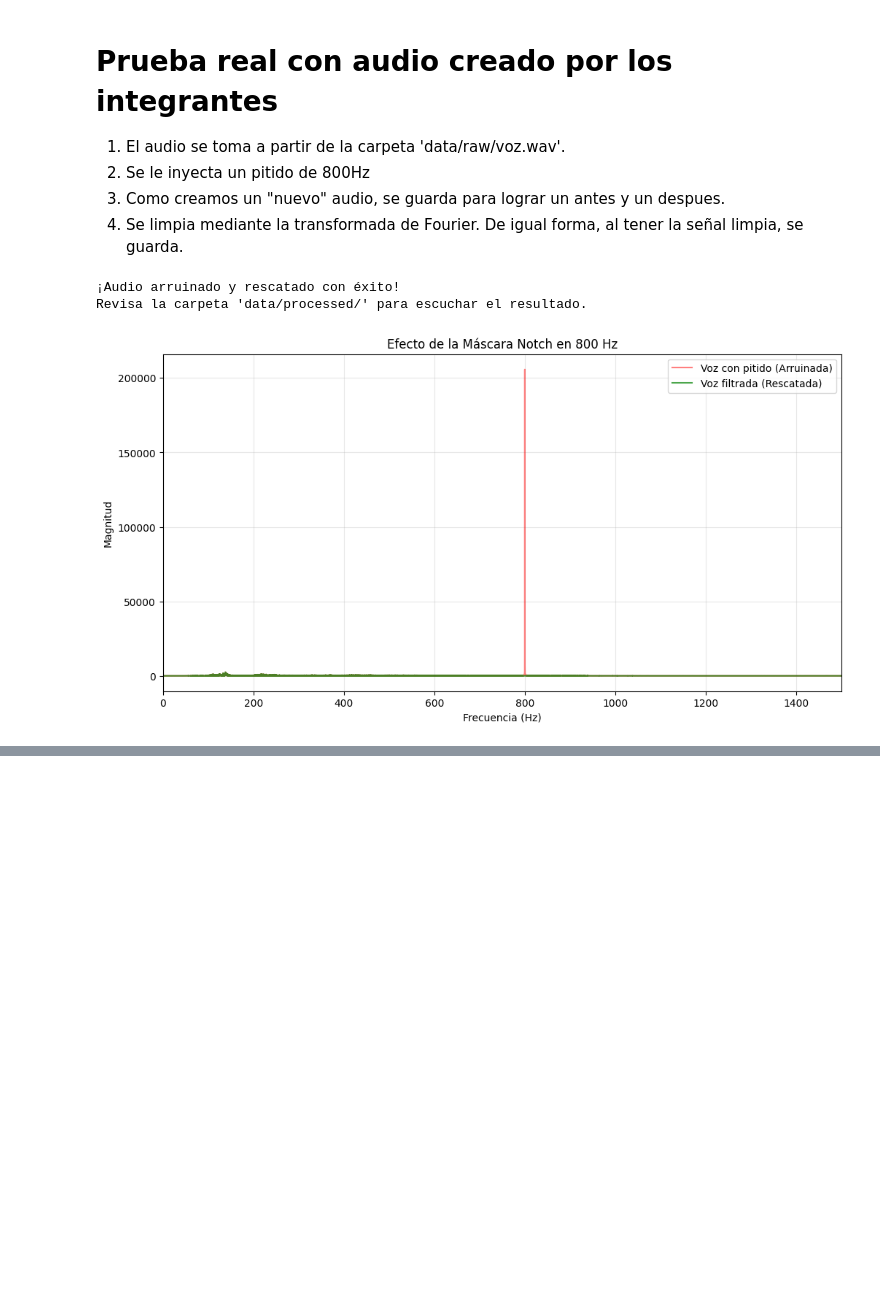
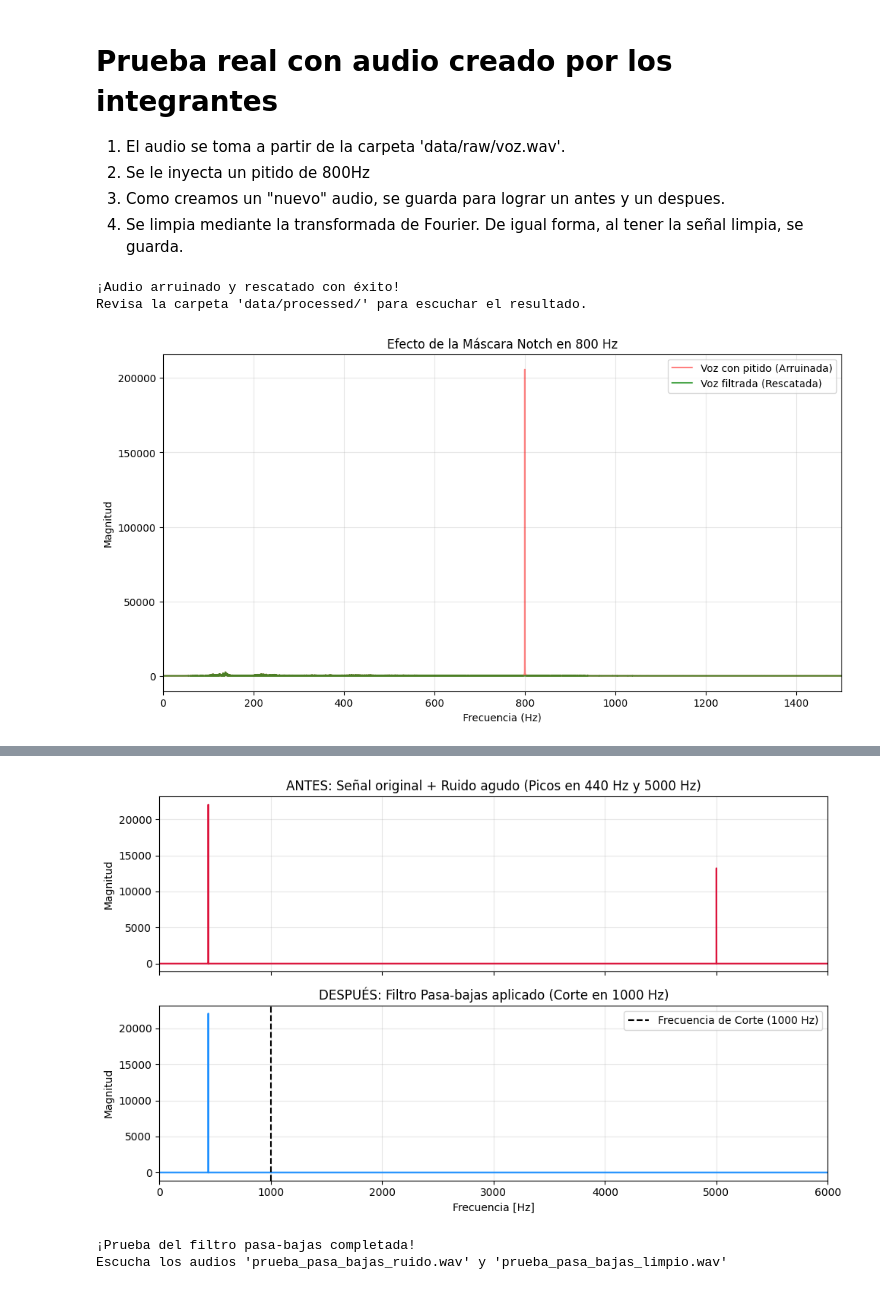
Before and after one commit to HerberthChavez19/Proyecto_AN, a Jupyter notebook: notebooks/demostracionFinal.ipynb, the cells around one changed output, grey strips where cells are left out. Drawn from its saved outputs; the diff is of its cells as text; code cells hidden in the pictures; blank space fills up the shorter version.

```diff
--- a/notebooks/demostracionFinal.ipynb
+++ b/notebooks/demostracionFinal.ipynb
@@ -72,0 +216,79 @@ plt.show()
+# %%
+import sys
+import numpy as np
+import soundfile as sf
+import matplotlib.pyplot as plt
+from scipy.fft import fft, ifft, fftfreq
+from pathlib import Path
+
+# 1. Importamos tu nuevo filtro
+sys.path.append("..")
+from src.filters import apply_lowpass_mask
+
+# 2. CREAMOS EL ESCENARIO DE PRUEBA
+sample_rate = 44100
+duration = 2.0 # 2 segundos
+t = np.arange(int(sample_rate * duration)) / sample_rate
+
+# Nuestra señal útil (440 Hz - Frecuencia baja/media)
+senal_util = 0.5 * np.sin(2 * np.pi * 440 * t)
+
+# El ruido (5000 Hz - Frecuencia muy alta, como un siseo agudo)
+ruido_agudo = 0.3 * np.sin(2 * np.pi * 5000 * t)
+
+# Mezclamos ambas
+senal_con_siseo = senal_util + ruido_agudo
+
+# Guardamos el audio arruinado para escucharlo
+ruta_siseo = Path("../data/processed/prueba_pasa_bajas_ruido.wav")
+sf.write(ruta_siseo, senal_con_siseo, sample_rate)
+
+# 3. APLICAMOS EL FILTRO PASA-BAJAS
+N = len(senal_con_siseo)
+frecuencias = fftfreq(N, 1 / sample_rate)
+
+# Pasamos al dominio frecuencial
+espectro_siseo = fft(senal_con_siseo)
+
+# LA MAGIA: Aplicamos el filtro. "Corta todo lo que esté por encima de 1000 Hz"
+espectro_limpio = apply_lowpass_mask(espectro_siseo, cutoff_hz=1000.0, sample_rate=sample_rate)
+
+# Regresamos al tiempo
+senal_rescatada = np.real(ifft(espectro_limpio))
+
+# Guardamos el audio rescatado
+ruta_rescatada = Path("../data/processed/prueba_pasa_bajas_limpio.wav")
+sf.write(ruta_rescatada, senal_rescatada, sample_rate)
+
+# 4. VISUALIZACIÓN DE LA PRUEBA
+mitad = N // 2
+freqs_plot = frecuencias[:mitad]
+mag_siseo = np.abs(espectro_siseo[:mitad])
+mag_limpia = np.abs(espectro_limpio[:mitad])
+
+fig, (ax1, ax2) = plt.subplots(2, 1, figsize=(10, 6), sharex=True)
+
+ax1.plot(freqs_plot, mag_siseo, color='crimson')
+ax1.set_title("ANTES: Señal original + Ruido agudo (Picos en 440 Hz y 5000 Hz)")
+ax1.set_ylabel("Magnitud")
+ax1.set_xlim(0, 6000) # Vemos hasta 6000 Hz para notar el ruido
+ax1.grid(alpha=0.3)
+
+ax2.plot(freqs_plot, mag_limpia, color='dodgerblue')
+ax2.set_title("DESPUÉS: Filtro Pasa-bajas aplicado (Corte en 1000 Hz)")
+ax2.set_xlabel("Frecuencia [Hz]")
+ax2.set_ylabel("Magnitud")
+# Dibujamos una línea vertical punteada para mostrar dónde pasó "la podadora"
+ax2.axvline(x=1000, color='black', linestyle='--', label='Frecuencia de Corte (1000 Hz)')
+ax2.legend()
+ax2.grid(alpha=0.3)
+
+plt.tight_layout()
+plt.show()
+
+print("¡Prueba del filtro pasa-bajas completada!")
+print("Escucha los audios 'prueba_pasa_bajas_ruido.wav' y 'prueba_pasa_bajas_limpio.wav'")
+# %% [output]
+[figure, added]
+¡Prueba del filtro pasa-bajas completada!
+Escucha los audios 'prueba_pasa_bajas_ruido.wav' y 'prueba_pasa_bajas_limpio.wav'
```
Also changed, not shown: parts of 9 cells of this notebook, 4 other files.
